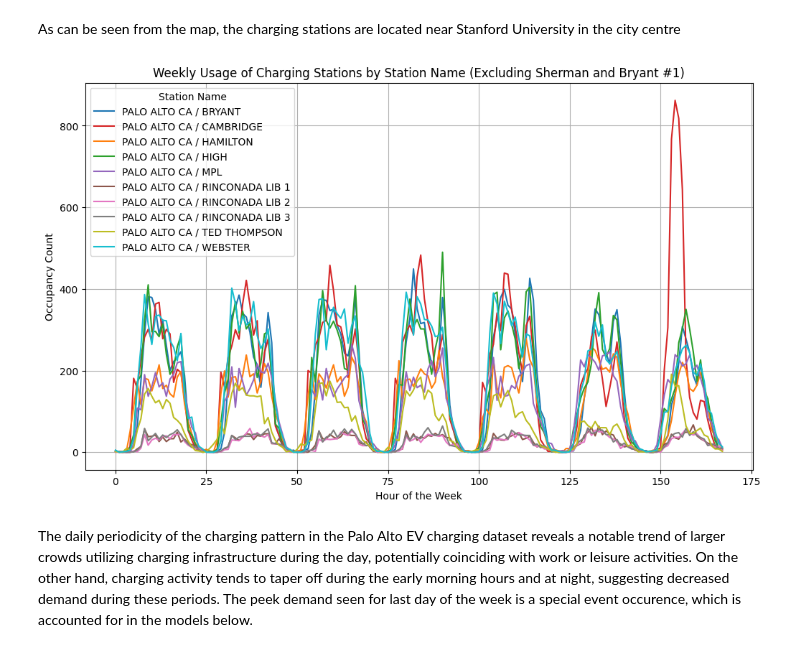
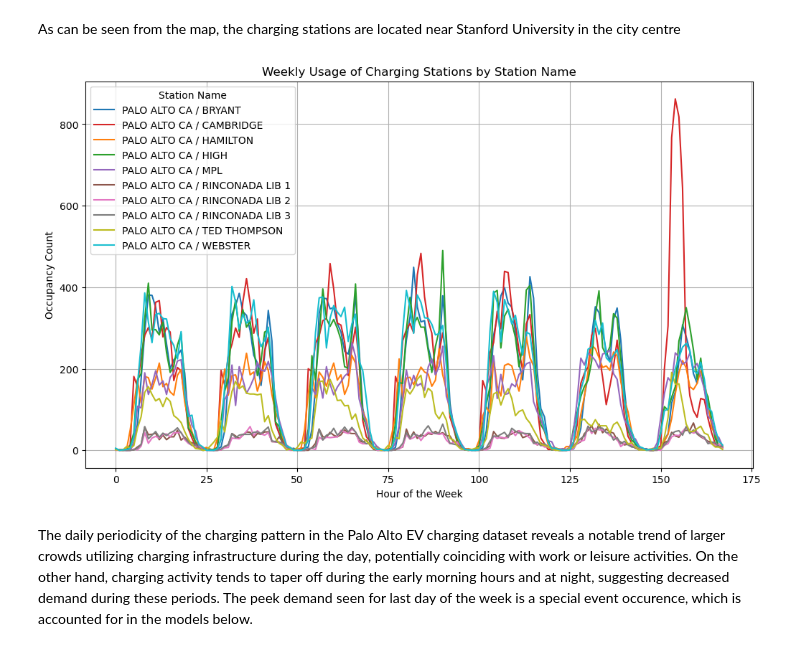
Before and after one commit to AndroCrunch/EV_Availability_G23, a Jupyter notebook: analysis5_andro.ipynb, the cells around one changed output. Drawn from its saved outputs; the diff is of its cells as text; code cells hidden in the pictures.

```diff
--- a/analysis5_andro.ipynb
+++ b/analysis5_andro.ipynb
@@ -323,36 +323,36 @@ grouped_data = data_cleaned.groupby(['Generalized Station Name', 'Hour of the We
 # Exclude 'SHERMAN' related entries
 grouped_data = grouped_data.drop([station for station in grouped_data.index if "SHERMAN" in station])
 
 # Enhanced custom color palette
 colors = [
     '#1f77b4',  # muted blue
     '#d62728',  # brick red
     '#ff7f0e',  # safety orange
     '#2ca02c',  # cooked asparagus green
     '#9467bd',  # muted purple
     '#8c564b',  # chestnut brown
     '#e377c2',  # raspberry pink
     '#7f7f7f',  # middle gray
     '#bcbd22',  # dirty yellow
     '#17becf'   # blue-teal
 ]
 
 # Ensure there are enough colors for all stations by repeating the palette if necessary
 color_cycle = colors * ((len(grouped_data.index) // len(colors)) + 1)
 
 # Plotting
 plt.figure(figsize=(12, 7))
 for station, color in zip(grouped_data.index, color_cycle):
     plt.plot(grouped_data.columns, grouped_data.loc[station], label=station, color=color)
 
-plt.title('Weekly Usage of Charging Stations by Station Name (Excluding Sherman and Bryant #1)')
+plt.title('Weekly Usage of Charging Stations by Station Name')
 plt.xlabel('Hour of the Week')
 plt.ylabel('Occupancy Count')
-plt.legend(title='Station Name', loc='upper left', bbox_to_anchor=(0, 1))  # Adjusting legend inside the plot
+plt.legend(title='Station Name', loc='upper left', bbox_to_anchor=(0, 1))
 plt.grid(True)
 plt.show()
 # %% [output]
-[figure, old version]
+[figure, new version]
 # %% [markdown]
 The daily periodicity of the charging pattern in the Palo Alto EV charging dataset reveals a notable trend of larger crowds utilizing charging infrastructure during the day, potentially coinciding with work or leisure activities. On the other hand, charging activity tends to taper off during the early morning hours and at night, suggesting decreased demand during these periods. The peek demand seen for last day of the week is a special event occurence, which is accounted for in the models below.
 # %% [markdown]
```
Also changed, not shown: 4 other files.
